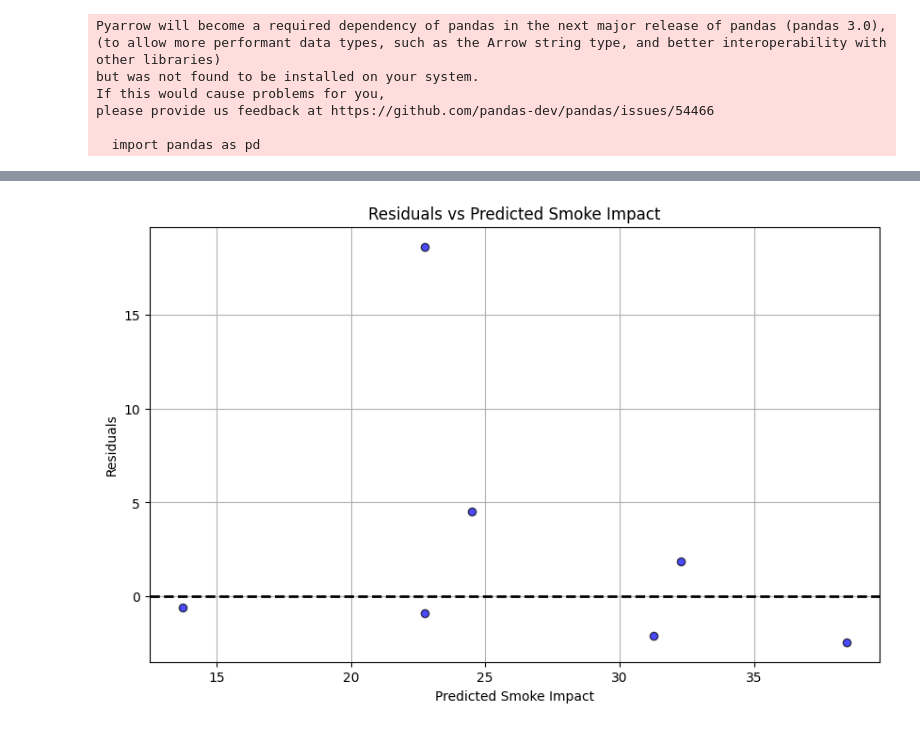
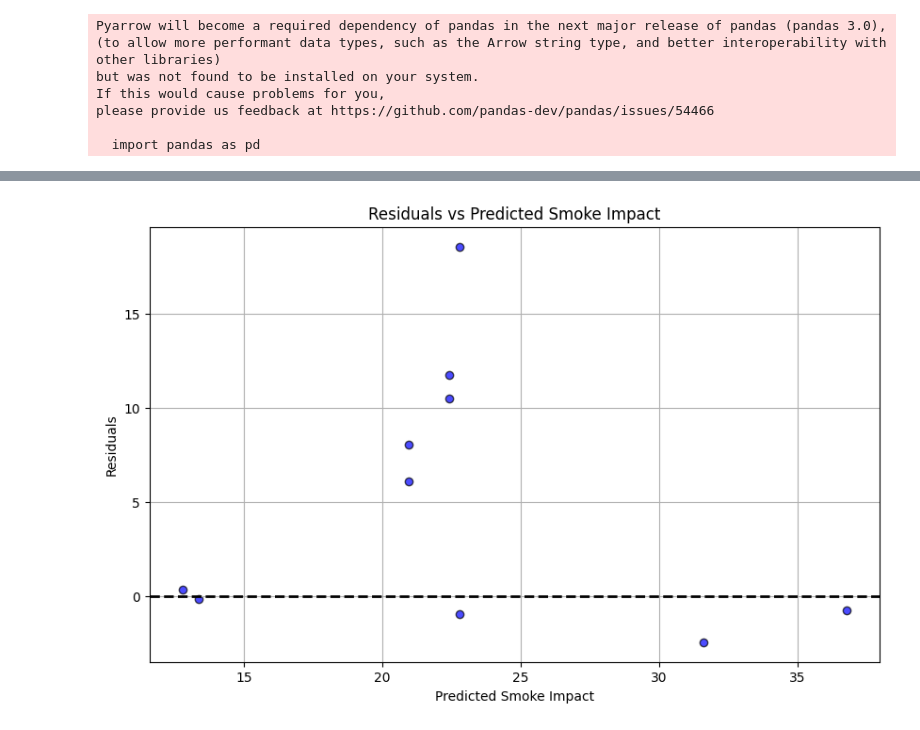
Before and after one commit to debsubdavis/data512-project, a Jupyter notebook: stage3_predictive_model.ipynb, the cells around one changed output, grey strips where cells are left out. Cells and saved outputs as stored; diff of their text form; code cells hidden in the pictures.

Commit message:
working! cleanup time

```diff
--- a/stage3_predictive_model.ipynb
+++ b/stage3_predictive_model.ipynb
@@ -23,15 +4,13 @@
 
 # %%
 import json
-import geojson
 import pandas as pd
 import matplotlib.pyplot as plt
 import numpy as np
 from sklearn.ensemble import GradientBoostingRegressor
-from sklearn.model_selection import train_test_split, KFold, cross_val_score
+import pickle
+from sklearn.model_selection import train_test_split, KFold, cross_val_score, GridSearchCV
 from sklearn.utils import resample
-from sklearn.metrics import mean_squared_error, r2_score
-from sklearn.preprocessing import PolynomialFeatures
 
 with open('intermediate_file_paths.json') as output_path_file:
     output_paths = json.load(output_path_file)
@@ -61,13 +40,12 @@ combined_df = yearly_smoke_impact_filtered_df[['scaled_avg_daily_smoke_impact',
     left_on='year', right_on='fire_year', how='left'
 )
 
-# Apply weights to the relevant predictor variables
-combined_df['total_acres_burned_weighted'] = combined_df['total_acres_burned'] * weights['total_acres_burned']
-combined_df['distance_weighted'] = combined_df['avg_dist_from_city'] * weights['distance']
-
 # Identify which years have NaN values
 na_years = combined_df[combined_df.isna().any(axis=1)]['year'].unique()
 print(f"Years with NaN values: {na_years}")
+
+# Remove rows with NaN values in features or labels
+combined_df = combined_df.dropna()
 
 print(combined_df['scaled_avg_daily_smoke_impact'].max())
 
@@ -83,8 +61,7 @@ print(f'Q1: {Q1}, Q3: {Q3}, IQR: {IQR}')
 combined_df = combined_df[(combined_df['scaled_avg_daily_smoke_impact'] >= (Q1 - 0.5 * IQR)) &
                           (combined_df['scaled_avg_daily_smoke_impact'] <= (Q3 + 0.5 * IQR))]
 
-# Remove rows with NaN values in features or labels
-combined_df = combined_df.dropna()
+
 
 print(combined_df['scaled_avg_daily_smoke_impact'].max())
 
@@ -96,39 +73,95 @@ if combined_df.shape[0] == 0:
 combined_df['total_acres_burned_normalized'] = combined_df['total_acres_burned'] / combined_df['total_acres_burned'].max()
 combined_df['distance_normalized'] = combined_df['avg_dist_from_city'] / 650
 
+# Apply weights to the relevant predictor variables
+combined_df['total_acres_burned_weighted'] = combined_df['total_acres_burned_normalized'] * weights['total_acres_burned']
+combined_df['distance_weighted'] = combined_df['distance_normalized'] * weights['distance']
+
 print(combined_df)
 
 # Prepare the features and target variable
-features = combined_df[['total_acres_burned_normalized', 'distance_normalized']]
+features = combined_df[['total_acres_burned_weighted', 'distance_weighted']]
 labels = combined_df['scaled_avg_daily_smoke_impact'].values
 
 # Split the data into training and testing sets
-X_train, X_test, y_train, y_test = train_test_split(features, labels, test_size=0.2, random_state=42)
+X_train, X_test, y_train, y_test = train_test_split(features, labels, test_size=0.3, random_state=42)
 
-# Create and train the Gradient Boosting Regressor with Bootstrapping and K-Fold Cross-Validation
-model = GradientBoostingRegressor(n_estimators=100, learning_rate=0.1, max_depth=3, random_state=42)
+# Define Gradient Boosting Regressor
+model = GradientBoostingRegressor(random_state=42)
 
+# Define hyperparameter grid for Grid Search
+param_grid = {
+    'n_estimators': [50, 100, 150],
+    'learning_rate': [0.01, 0.05, 0.1],
+    'max_depth': [2, 3, 4],
+    'min_samples_split': [2, 5],
+    'min_samples_leaf': [1, 2]
+}
 
+# Grid Search with Cross-Validation
+grid_search = GridSearchCV(model, param_grid, cv=3, scoring='neg_mean_squared_error', n_jobs=-1)
+grid_search.fit(X_train, y_train)
+
+# Best estimator from Grid Search
+model = grid_search.best_estimator_
+
+#model.fit(X_train, y_train)
 
 # Bootstrapping
+# bootstrap_iterations = 100
+# bootstrap_mse_scores = []
+# bootstrap_r2_scores = []
+
+# Set a fixed random state for the entire process
+random_state = 42
+
+# Bootstrapping with a fixed random seed for consistency
 bootstrap_iterations = 100
 bootstrap_mse_scores = []
 bootstrap_r2_scores = []
 
+kf = KFold(n_splits=3, shuffle=True, random_state=random_state)
+
 for _ in range(bootstrap_iterations):
-    X_resampled, y_resampled = resample(features, labels, random_state=42)
-    kf = KFold(n_splits=5, shuffle=True, random_state=42)
+    # Resample without resetting the random state each time, allowing randomness within the fixed random state context
+    X_resampled, y_resampled = resample(features, labels, random_state=random_state)
+
+    # Evaluate the model
     mse_scores = cross_val_score(model, X_resampled, y_resampled, cv=kf, scoring='neg_mean_squared_error')
     r2_scores = cross_val_score(model, X_resampled, y_resampled, cv=kf, scoring='r2')
+
     bootstrap_mse_scores.append(-np.mean(mse_scores))
     bootstrap_r2_scores.append(np.mean(r2_scores))
+
+# Results
+print(f"\nBootstrapped Cross-Validation Mean Squared Error (MSE): {np.mean(bootstrap_mse_scores)}")
+print(f"Bootstrapped Cross-Validation R-squared (R2): {np.mean(bootstrap_r2_scores)}")
+
+
+
+# random_state = 42
+# for _ in range(bootstrap_iterations):
+#     X_resampled, y_resampled = resample(features, labels, random_state=random_state)
+#     random_state += 1
+#     kf = KFold(n_splits=3, shuffle=True, random_state=random_state)
+#     mse_scores = cross_val_score(model, X_resampled, y_resampled, cv=kf, scoring='neg_mean_squared_error')
+#     r2_scores = cross_val_score(model, X_resampled, y_resampled, cv=kf, scoring='r2')
+#     bootstrap_mse_scores.append(-np.mean(mse_scores))
+#     bootstrap_r2_scores.append(np.mean(r2_scores))
 
 print(f"Bootstrapped Cross-Validation Mean Squared Error (MSE): {np.mean(bootstrap_mse_scores)}")
 print(f"Bootstrapped Cross-Validation R-squared (R2): {np.mean(bootstrap_r2_scores)}")
 
-# Fit the model on the training data
-model.fit(X_train, y_train)
+# Model already fitted using Grid Search
 
+# Save the trained model to a file using pickle
+with open('trained_gradient_boosting_model.pkl', 'wb') as model_file:
+    pickle.dump(model, model_file)
+
+
+# Load the trained model for predictions using pickle
+# with open('trained_gradient_boosting_model.pkl', 'rb') as model_file:
+#     model = pickle.load(model_file)
 
 # Predict smoke estimates for the test set
 y_pred = model.predict(X_test)
@@ -171 +204 @@ Bootstrapped Cross-Validation R-squared (R2): 0.8830105907919824
-[figure, old version]
+[figure, new version]
```
Also changed, not shown: parts of 5 cells of this notebook, 2 other files.
